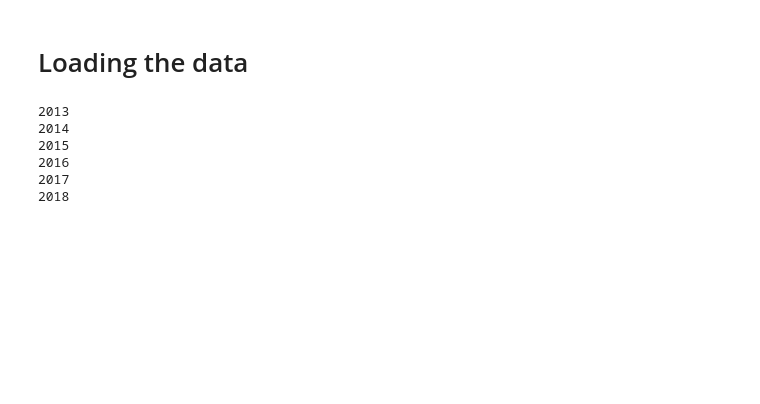
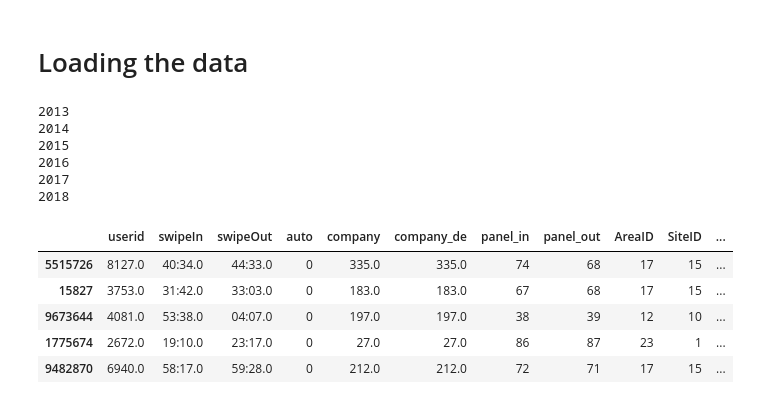
Before and after one commit to percevalve/reading_project_files, a Jupyter notebook: read OneDrive_1_05-10-2018(swipe In and Out).ipynb, the cells around one changed output. Drawn from its saved outputs; the diff is of its cells as text; code cells hidden in the pictures; blank space fills up the shorter version.

```diff
--- a/read OneDrive_1_05-10-2018(swipe In and Out).ipynb
+++ b/read OneDrive_1_05-10-2018(swipe In and Out).ipynb
@@ -43,7 +43,14 @@ srm_df = pd.DataFrame.from_records(srm[1:]) #first line is the header
 # %%
 all_data=all_data.merge(srm_df,left_on='trade',right_on="id").drop("trade_x",axis=1).rename({"trade_y":"trade"},axis=1)
 # %%
-all_data[all_data.year == 2013].sample(25)
+all_data[all_data.year == 2013].sample(5)
+# %% [output]
+|  | userid | swipeIn | swipeOut | auto | company | company_de | panel_in | panel_out | AreaID | SiteID | ... |
+| 5515726 | 8127.0 | 40:34.0 | 44:33.0 | 0 | 335.0 | 335.0 | 74 | 68 | 17 | 15 | ... |
+| 15827 | 3753.0 | 31:42.0 | 33:03.0 | 0 | 183.0 | 183.0 | 67 | 68 | 17 | 15 | ... |
+| 9673644 | 4081.0 | 53:38.0 | 04:07.0 | 0 | 197.0 | 197.0 | 38 | 39 | 12 | 10 | ... |
+| 1775674 | 2672.0 | 19:10.0 | 23:17.0 | 0 | 27.0 | 27.0 | 86 | 87 | 23 | 1 | ... |
+| 9482870 | 6940.0 | 58:17.0 | 59:28.0 | 0 | 212.0 | 212.0 | 72 | 71 | 17 | 15 | ... |
 # %%
 #In 2013 SwipeIn seems to only by a time with no dates...
 all_data_but_2013 =  all_data[all_data.year != 2013].copy()
```
Also changed, not shown: parts of 8 cells of this notebook.
